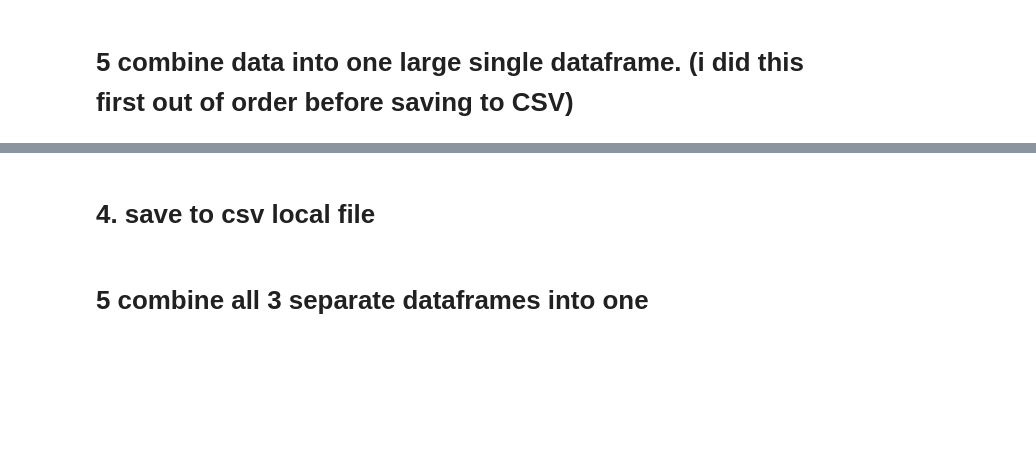
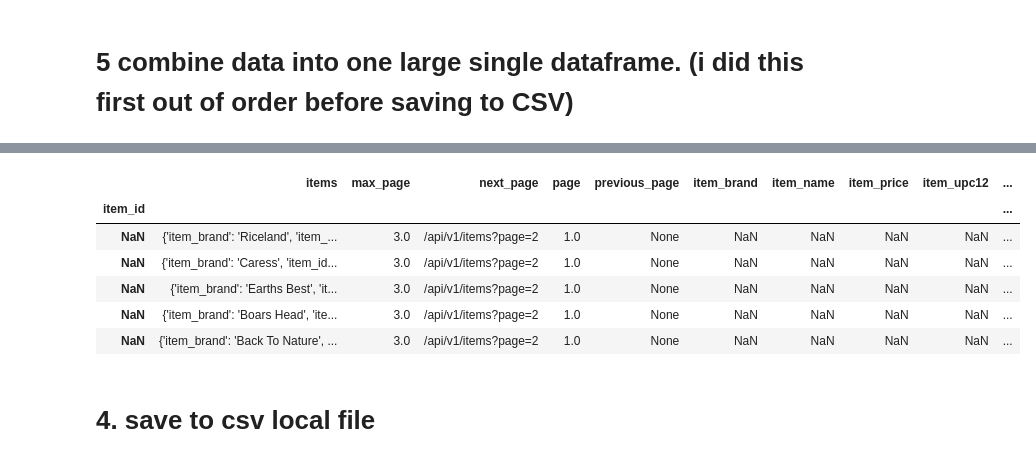
Before and after one commit to joe-bennett/time-series-exercises, a Jupyter notebook: acquire.ipynb, the cells around one changed output, grey strips where cells are left out. Saved outputs shown, nothing was run; the diff lists cells and outputs as text; code cells hidden in the pictures; blank space fills up the shorter version.

```diff
--- a/acquire.ipynb
+++ b/acquire.ipynb
@@ -233,6 +245,14 @@ pandas.core.frame.DataFrame
+# %%
+items_final.head()
+# %% [output]
+|  | items | max_page | next_page | page | previous_page | item_brand | item_name | item_price | item_upc12 | ... |
+| item_id |  |  |  |  |  |  |  |  |  | ... |
+| NaN | {'item_brand': 'Riceland', 'item_... | 3.0 | /api/v1/items?page=2 | 1.0 | None | NaN | NaN | NaN | NaN | ... |
+| NaN | {'item_brand': 'Caress', 'item_id... | 3.0 | /api/v1/items?page=2 | 1.0 | None | NaN | NaN | NaN | NaN | ... |
+| NaN | {'item_brand': 'Earths Best', 'it... | 3.0 | /api/v1/items?page=2 | 1.0 | None | NaN | NaN | NaN | NaN | ... |
+| NaN | {'item_brand': 'Boars Head', 'ite... | 3.0 | /api/v1/items?page=2 | 1.0 | None | NaN | NaN | NaN | NaN | ... |
+| NaN | {'item_brand': 'Back To Nature', ... | 3.0 | /api/v1/items?page=2 | 1.0 | None | NaN | NaN | NaN | NaN | ... |
 # %% [markdown]
 # 4. save to csv local file
 # %%
 sales.to_csv(index=False)
-# %% [markdown]
-# 5 combine all 3 separate dataframes into one
```
Also changed, not shown: parts of 15 cells of this notebook, 4 other files.
